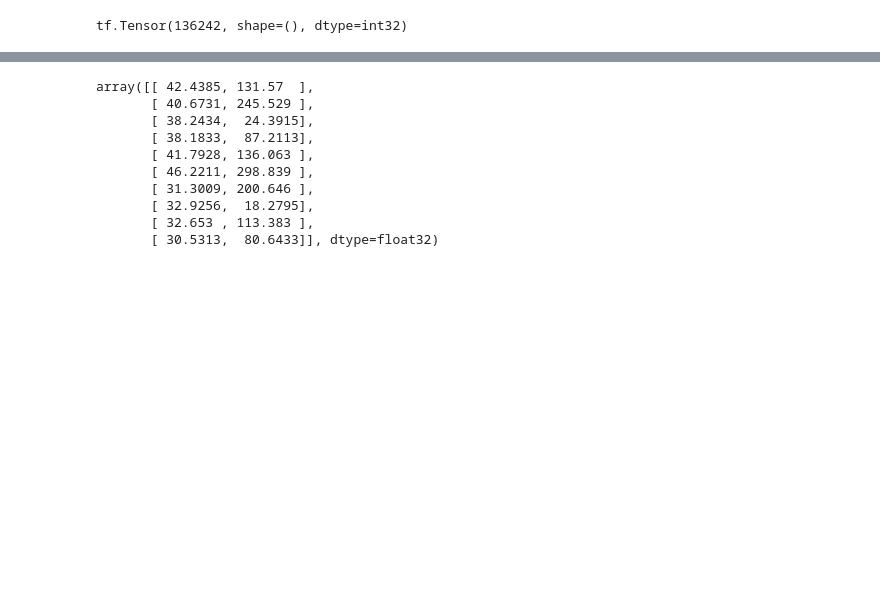
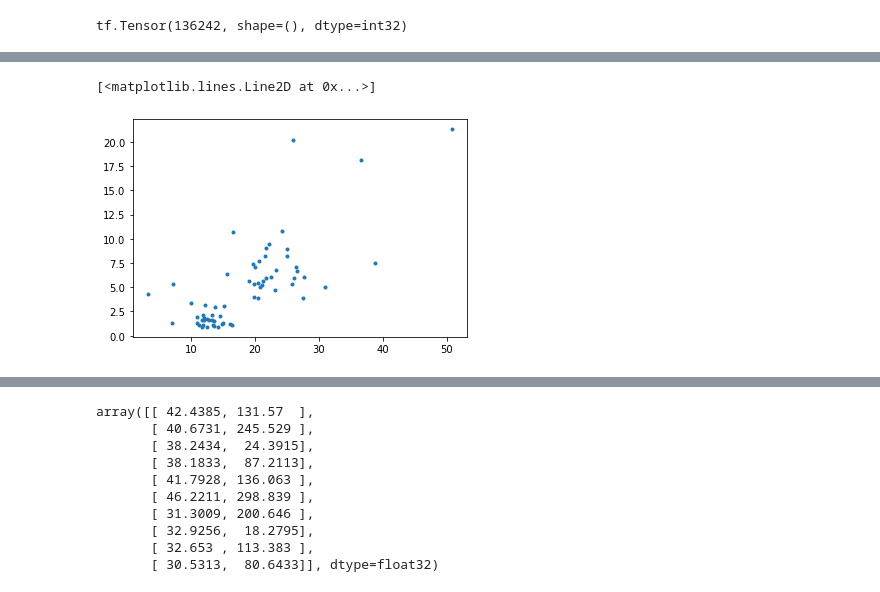
Before and after one commit to fitagdinov/Telescope_Array, a Jupyter notebook: Parameters_all/Notebooks/main_parameters.ipynb, the cells around one changed output, grey strips where cells are left out. Cells and saved outputs as stored; diff of their text form; code cells hidden in the pictures; blank space fills up the shorter version.

```diff
--- a/Parameters_all/Notebooks/main_parameters.ipynb
+++ b/Parameters_all/Notebooks/main_parameters.ipynb
@@ -455,3 +584,8 @@ array([11.0230255 , 26.558342  ,  7.2774434 ,  5.8748226 ,  6.204277  ,
+# %%
+plt.plot(pfs,pps,'.')
+# %% [output]
+[<matplotlib.lines.Line2D at 0x...>]
+[figure, added]
 # %%
 params
 # %% [output]
```
Also changed, not shown: parts of 20 cells of this notebook, 2 other files.
